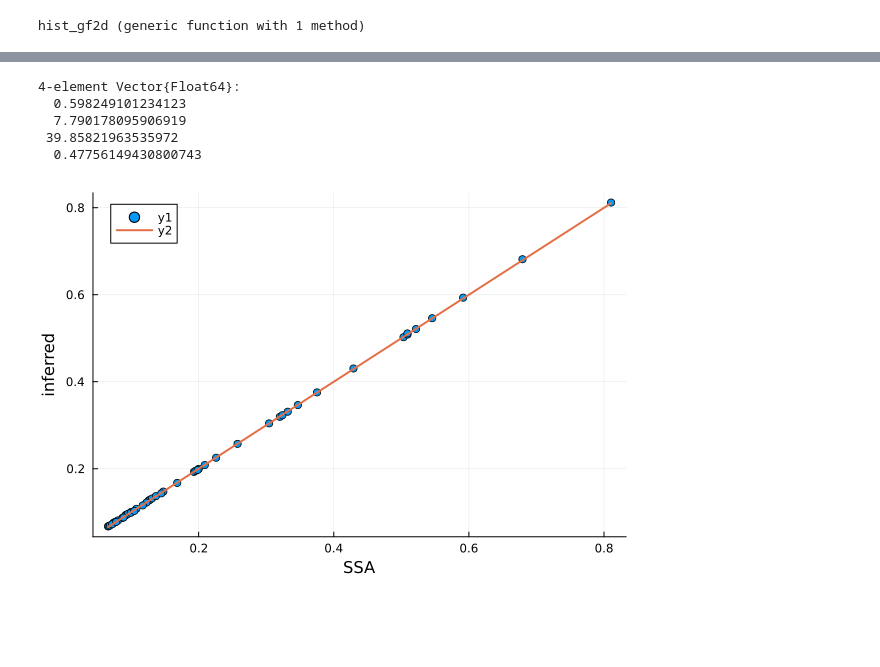
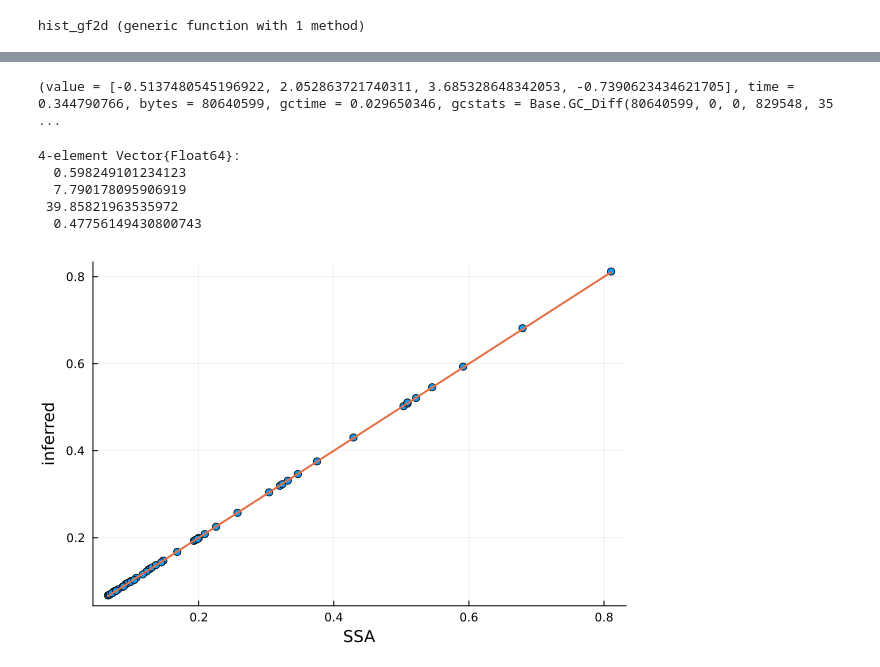
Before and after one commit to X-Y-Zhou/BRIDGE_analysis, a Jupyter notebook: Tutorials.ipynb, the cells around one changed output, grey strips where cells are left out. Drawn from its saved outputs; the diff is of its cells as text; code cells hidden in the pictures; blank space fills up the shorter version.

```diff
--- a/Tutorials.ipynb
+++ b/Tutorials.ipynb
@@ -234,3 +203,12 @@ Iter     Function value    √(Σ(yᵢ-ȳ)²)/n
+# %%
+# Infer parameters
+init = [1,1,1,1]
+init_ps = log.(init)
+itera = 1000
+results, time, _,_ = @timed Optim.optimize(ps->int_dist(exp.(ps),SSA_PGF,1.0,W,params,re),init_ps,
+Optim.Options(show_trace=false,g_tol=1e-11,iterations = itera)).minimizer
+# %% [output]
+(value = [-0.5137480545196922, 2.052863721740311, 3.685328648342053, -0.7390623434621705], time = 0.344790766, bytes = 80640599, gctime = 0.029650346, gcstats = Base.GC_Diff(80640599, 0, 0, 829548, 35 ...
 # %%
 # Obtain inferred Parameters
 inferred_params = exp.(results)
@@ -243,7 +221,7 @@ inferred_params = exp.(results)
 # %%
 # Check inferred Parameters
 inferred_PGF = BRIDGE_compute_full(inferred_params,params,re)
-scatter(SSA_PGF,inferred_PGF,xlabel="SSA",ylabel="inferred");
-plot!([minimum(SSA_PGF),maximum(SSA_PGF)],[minimum(SSA_PGF),maximum(SSA_PGF)],lw=2)
+scatter(SSA_PGF,inferred_PGF,xlabel="SSA",ylabel="inferred",legend=:false);
+plot!([minimum(SSA_PGF),maximum(SSA_PGF)],[minimum(SSA_PGF),maximum(SSA_PGF)],lw=2,legend=:false)
 # %% [output]
-[figure, old version]
+[figure, new version]
```
Also changed, not shown: parts of 3 cells of this notebook, 3 other files.
